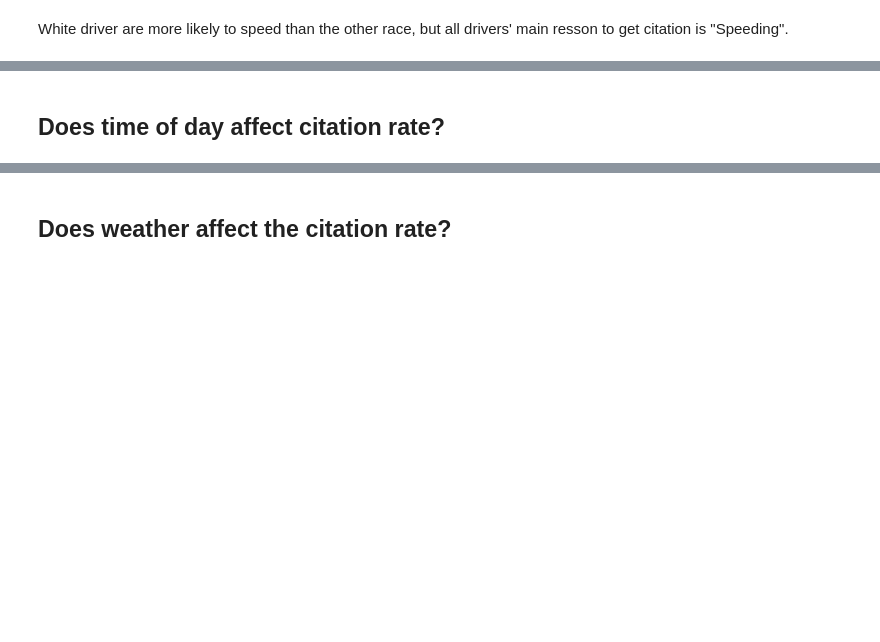
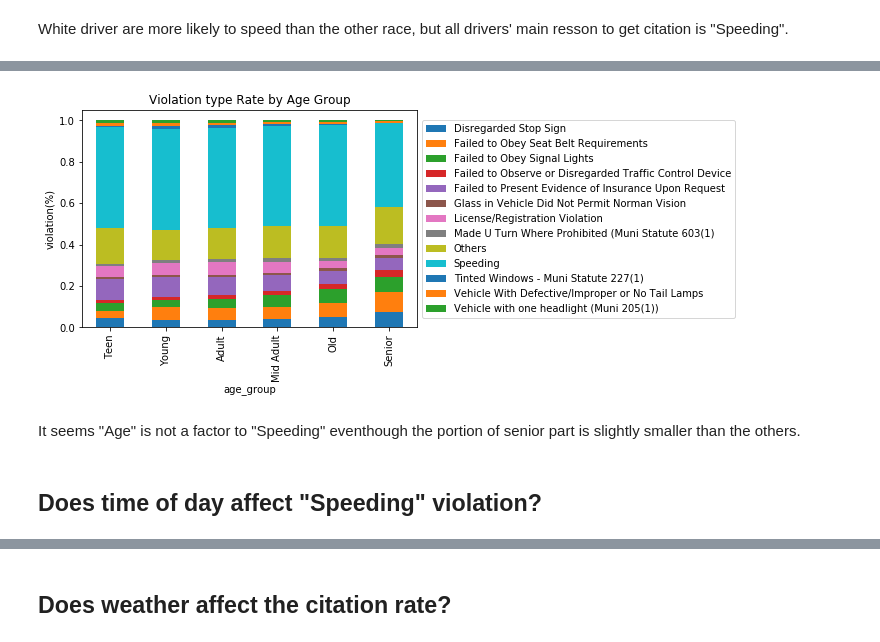
Before and after one commit to Happydogs/Aurora_Policing_Project, a Jupyter notebook: Aurora_Policing_Project.ipynb, the cells around one changed output, grey strips where cells are left out. Saved outputs shown, nothing was run; the diff lists cells and outputs as text; code cells hidden in the pictures; blank space fills up the shorter version.

```diff
--- a/Aurora_Policing_Project.ipynb
+++ b/Aurora_Policing_Project.ipynb
@@ -1082 +1082,10 @@ White driver are more likely to speed than the other race, but all drivers' main
 The question I am trying to answer is whether age of driver tend to commit different types of traffic violations.
+# %%
+# Defining bins as 0 to 18, 18 to 25, 25 to 35, 35 to 55, 55 to 75, 75 to 150
+bins = [0,18,25,35,55,75,100]
+# %%
+# Names the age group
+group_names = ['Teen','Young','Adult','Mid Adult','Old','Senior']
+# %%
+# Add 'Age_group' column to get categorical age value.
+police_weather_data['age_group'] = pd.cut(police_weather_data.subject_age,bins,labels=group_names)
@@ -1082,0 +1102,2 @@ The question I am trying to answer is whether age of driver tend to commit diffe
+# %%
+violation_by_age = police_weather_data.groupby(police_weather_data.age_group).violation.value_counts(normalize=True)
@@ -1083,2 +1124,13 @@ The question I am trying to answer is whether age of driver tend to commit diffe
+# %%
+# Stacked bar chart by age group
+violation_by_age.unstack().plot(kind = 'bar', stacked = True)
+plt.ylabel('violation(%)')
+plt.title('Violation type Rate by Age Group')
+plt.legend(loc = 'center left' , bbox_to_anchor = (1,0.5))
+plt.show()
+# %% [output]
+[figure, added]
+# %% [markdown]
+It seems "Age" is not a factor to "Speeding" eventhough the portion of senior part is slightly smaller than the others.
 # %% [markdown]
-## Does time of day affect citation rate?
+## Does time of day affect "Speeding" violation?
```
Also changed, not shown: parts of 14 cells of this notebook.
